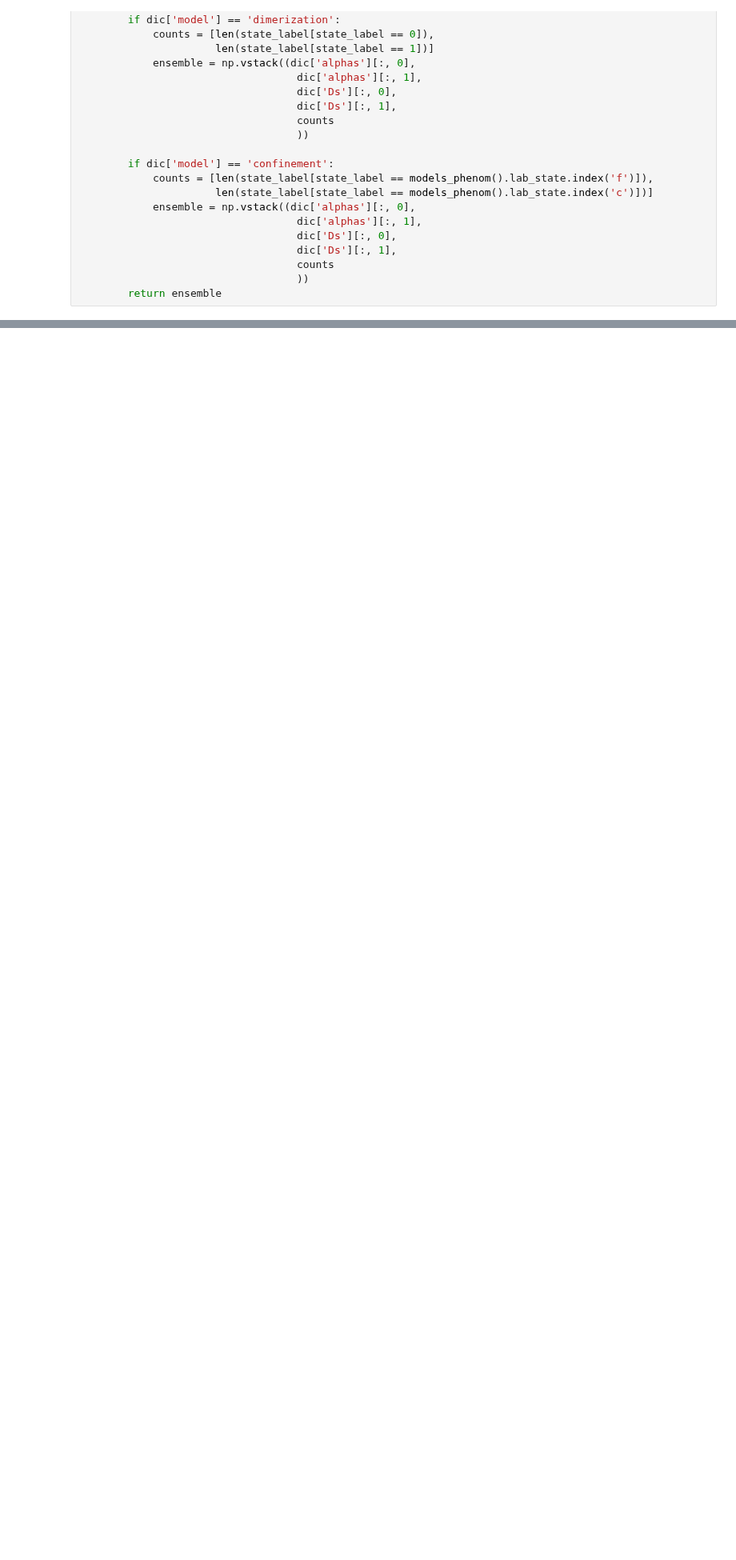
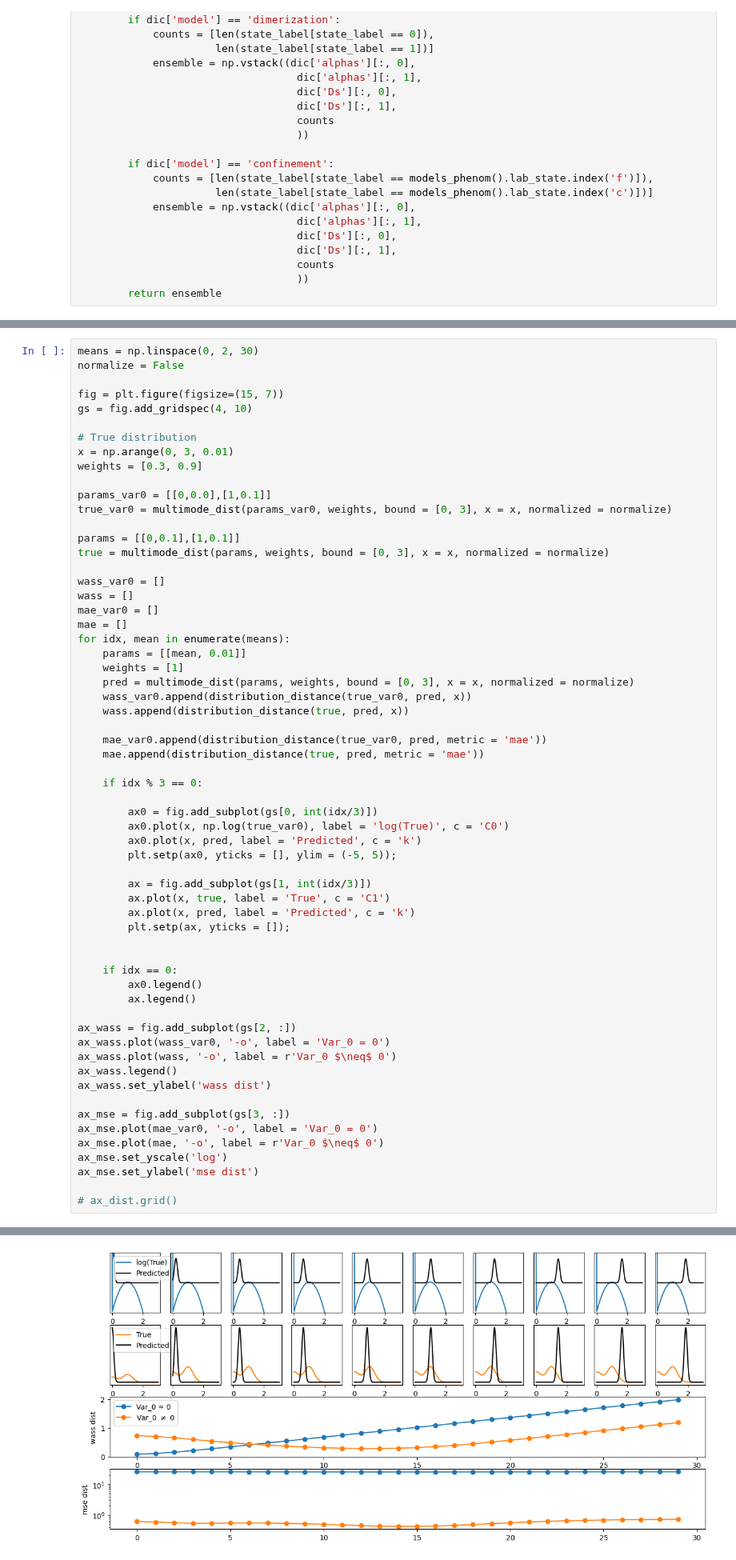
Before and after one commit to AnDiChallenge/andi_datasets, a Jupyter notebook: source_nbs/lib_nbs/utils_challenge.ipynb, the cells around one changed output, grey strips where cells are left out. Shown at 80% size. Cells and saved outputs as stored; diff of their text form; blank space fills up the shorter version.

```diff
--- a/source_nbs/lib_nbs/utils_challenge.ipynb
+++ b/source_nbs/lib_nbs/utils_challenge.ipynb
@@ -1465,0 +1568,62 @@ ax_kl.grid()
+# %%
+means = np.linspace(0, 2, 30)
+normalize = False
+
+fig = plt.figure(figsize=(15, 7))
+gs = fig.add_gridspec(4, 10)
+
+# True distribution
+x = np.arange(0, 3, 0.01)
+weights = [0.3, 0.9]
+
+params_var0 = [[0,0.0],[1,0.1]]
+true_var0 = multimode_dist(params_var0, weights, bound = [0, 3], x = x, normalized = normalize)
+
+params = [[0,0.1],[1,0.1]]
+true = multimode_dist(params, weights, bound = [0, 3], x = x, normalized = normalize)
+
+wass_var0 = []
+wass = []
+mae_var0 = []
+mae = []
+for idx, mean in enumerate(means):
+    params = [[mean, 0.01]]
+    weights = [1]
+    pred = multimode_dist(params, weights, bound = [0, 3], x = x, normalized = normalize)
+    wass_var0.append(distribution_distance(true_var0, pred, x))
+    wass.append(distribution_distance(true, pred, x))
+
+    mae_var0.append(distribution_distance(true_var0, pred, metric = 'mae'))
+    mae.append(distribution_distance(true, pred, metric = 'mae'))
+
+    if idx % 3 == 0:
+
+        ax0 = fig.add_subplot(gs[0, int(idx/3)])
+        ax0.plot(x, np.log(true_var0), label = 'log(True)', c = 'C0')
+        ax0.plot(x, pred, label = 'Predicted', c = 'k')
+        plt.setp(ax0, yticks = [], ylim = (-5, 5));
+
+        ax = fig.add_subplot(gs[1, int(idx/3)])
+        ax.plot(x, true, label = 'True', c = 'C1')
+        ax.plot(x, pred, label = 'Predicted', c = 'k')
+        plt.setp(ax, yticks = []);
+
+
+    if idx == 0:
+        ax0.legend()
+        ax.legend()
+
+ax_wass = fig.add_subplot(gs[2, :])
+ax_wass.plot(wass_var0, '-o', label = 'Var_0 = 0')
+ax_wass.plot(wass, '-o', label = r'Var_0 $\neq$ 0')
+ax_wass.legend()
+ax_wass.set_ylabel('wass dist')
+
+ax_mse = fig.add_subplot(gs[3, :])
+ax_mse.plot(mae_var0, '-o', label = 'Var_0 = 0')
+ax_mse.plot(mae, '-o', label = r'Var_0 $\neq$ 0')
+ax_mse.set_yscale('log')
+ax_mse.set_ylabel('mse dist')
+
+# ax_dist.grid()
+# %% [output]
@@ -1465,0 +1631 @@ ax_kl.grid()
+[figure, added]
```
Also changed, not shown: parts of 28 cells of this notebook, 9 other files.
